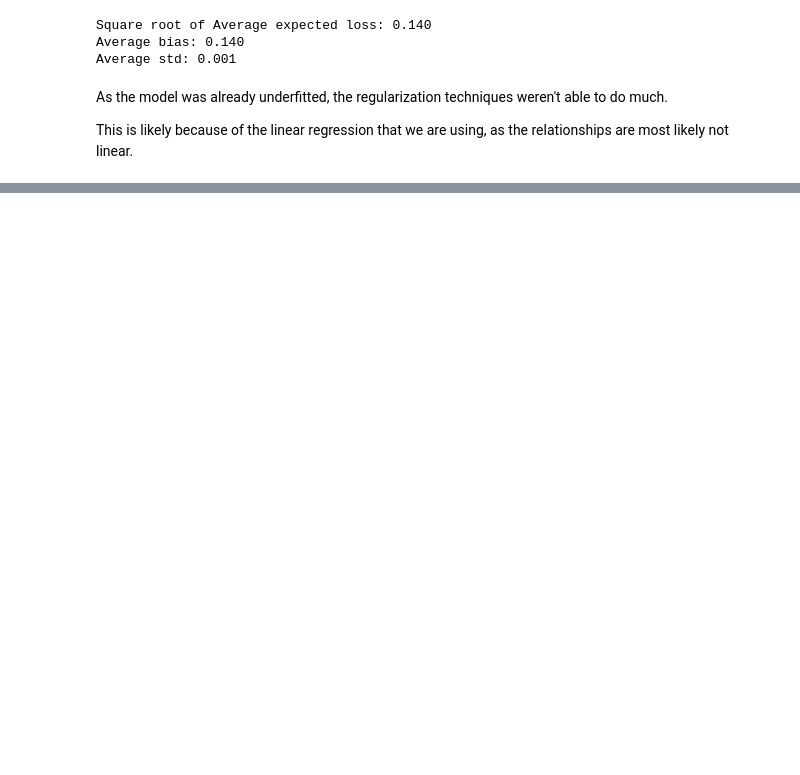
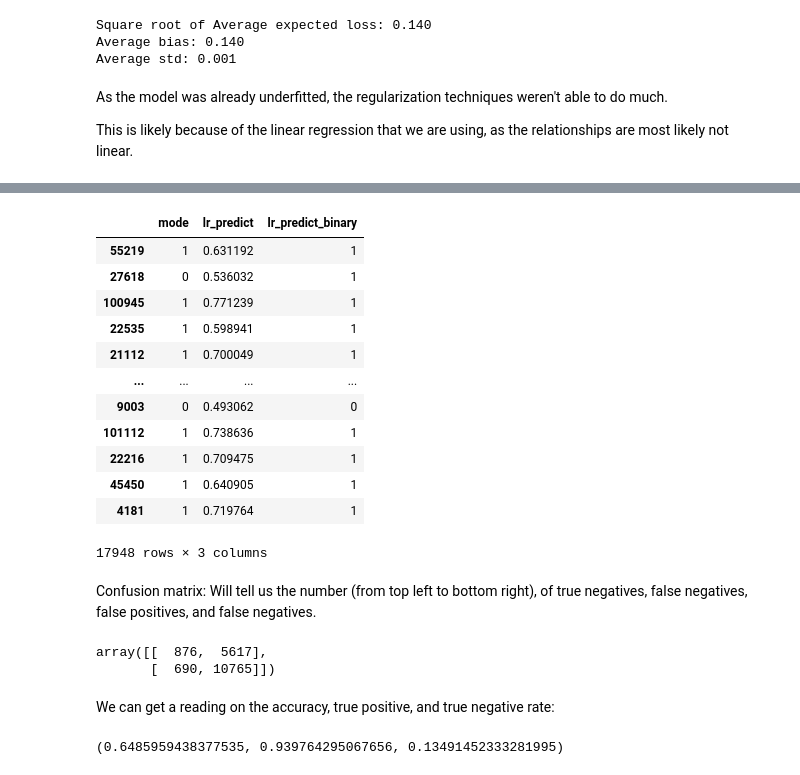
Before and after one commit to ryancarneyy/Spotifly, a Jupyter notebook: spotifly.ipynb, the cells around one changed output, grey strips where cells are left out. Drawn from its saved outputs; the diff is of its cells as text; code cells hidden in the pictures; blank space fills up the shorter version.

```diff
--- a/spotifly.ipynb
+++ b/spotifly.ipynb
@@ -401,0 +502,49 @@ This is likely because of the linear regression that we are using, as the relati
+# %%
+pred_val = pd.DataFrame(dict(
+    mode = mode_val,
+    lr_predict = lr_fwd_sel.predict_proba(X_val)[:,1],
+    lr_predict_binary = lr_fwd_sel.predict(X_val)))
+pred_val
+# %% [output]
+|  | mode | lr_predict | lr_predict_binary |
+| 55219 | 1 | 0.631192 | 1 |
+| 27618 | 0 | 0.536032 | 1 |
+| 100945 | 1 | 0.771239 | 1 |
+| 22535 | 1 | 0.598941 | 1 |
+| 21112 | 1 | 0.700049 | 1 |
+| ... | ... | ... | ... |
+| 9003 | 0 | 0.493062 | 0 |
+| 101112 | 1 | 0.738636 | 1 |
+| 22216 | 1 | 0.709475 | 1 |
+| 45450 | 1 | 0.640905 | 1 |
+| 4181 | 1 | 0.719764 | 1 |
+17948 rows × 3 columns
+# %% [markdown]
+Confusion matrix: Will tell us the number (from top left to bottom right), of true negatives, false negatives, false positives, and false negatives.
+# %%
+conf_lr = metrics.confusion_matrix(y_true=pred_val['mode'],
+                                   y_pred=pred_val['lr_predict_binary'])
+conf_lr
+# %% [output]
+array([[  876,  5617],
+       [  690, 10765]])
+# %% [markdown]
+We can get a reading on the accuracy, true positive, and true negative rate:
+# %%
+# accuracy
+accuracy = metrics.accuracy_score(y_true=pred_val['mode'],
+                       y_pred=pred_val['lr_predict_binary'])
+
+# true positive rate
+true_positive = metrics.recall_score(y_true=pred_val['mode'],
+                     y_pred=pred_val['lr_predict_binary'])
+
+# true negative rate
+true_negative = metrics.recall_score(y_true=pred_val['mode'],
+                     y_pred=pred_val['lr_predict_binary'],
+                     pos_label=0)
+
+
+accuracy, true_positive, true_negative
+# %% [output]
+(0.6485959438377535, 0.939764295067656, 0.13491452333281995)
```
Also changed, not shown: parts of 12 cells of this notebook.
